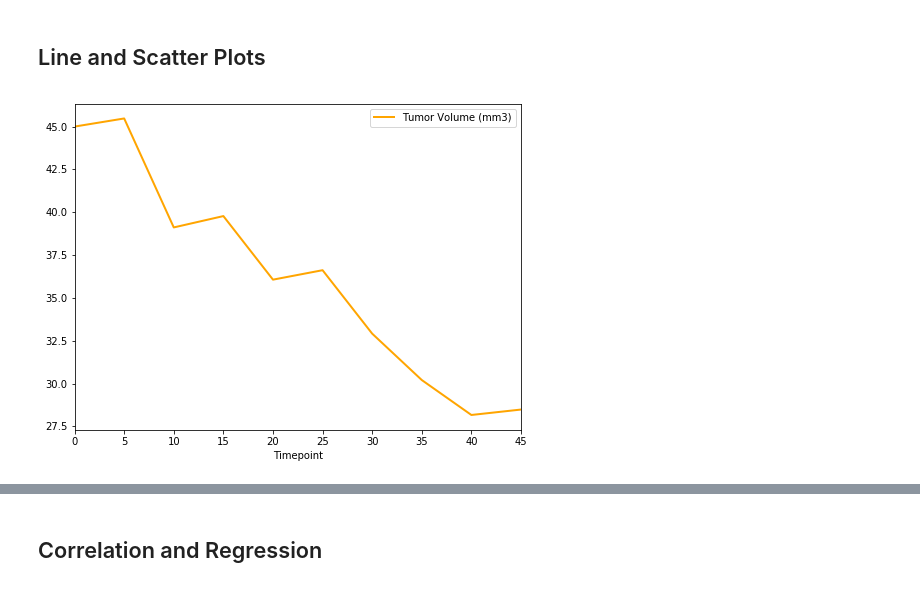
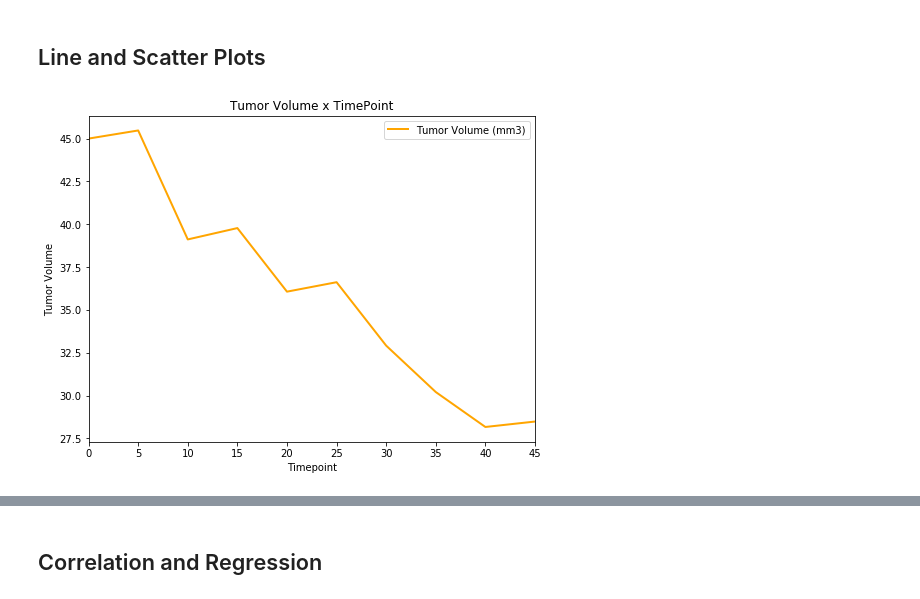
Before and after one commit to ybgandhi/matplotlib-challenge, a Jupyter notebook: Pymaceuticals/pymaceuticals_starter.ipynb, the cells around one changed output, grey strips where cells are left out. Cells and saved outputs as stored; diff of their text form; code cells hidden in the pictures.

Commit message:
Scatter Plot

```diff
--- a/Pymaceuticals/pymaceuticals_starter.ipynb
+++ b/Pymaceuticals/pymaceuticals_starter.ipynb
@@ -249,15 +249,17 @@ Ceftamin_merge.head()
 # %%
 # Generate a line plot of tumor volume vs. time point for a mouse treated with Capomulin
 capomulin_df = combined_df.loc[combined_df["Drug Regimen"]=="Capomulin"]
 capomulin_df = capomulin_df.reset_index()
 #capomulin_df.head(30)
 # use Mouse ID x401
 capomulin_mouse = capomulin_df.loc[capomulin_df["Mouse ID"]== "x401"]
 #capomulin_mouse
 capomulin_mouse = capomulin_mouse.loc[:,["Timepoint", "Tumor Volume (mm3)"]]
 capomulin_mouse = capomulin_mouse.reset_index(drop=True)
 capomulin_mouse.set_index("Timepoint").plot(figsize=(8,6), linewidth=2, color="orange")
-plt.savefig("../actual outcomes/Gender_Pie.png",bbox_inches="tight")
+plt.ylabel("Tumor Volume")
+plt.title("Tumor Volume x TimePoint")
+plt.savefig("../actual outcomes/Lineplot_x401.png",bbox_inches="tight")
 plt.show()
 # %% [output]
-[figure, old version]
+[figure, new version]
```
Also changed, not shown: parts of 2 cells of this notebook, 2 other files.
